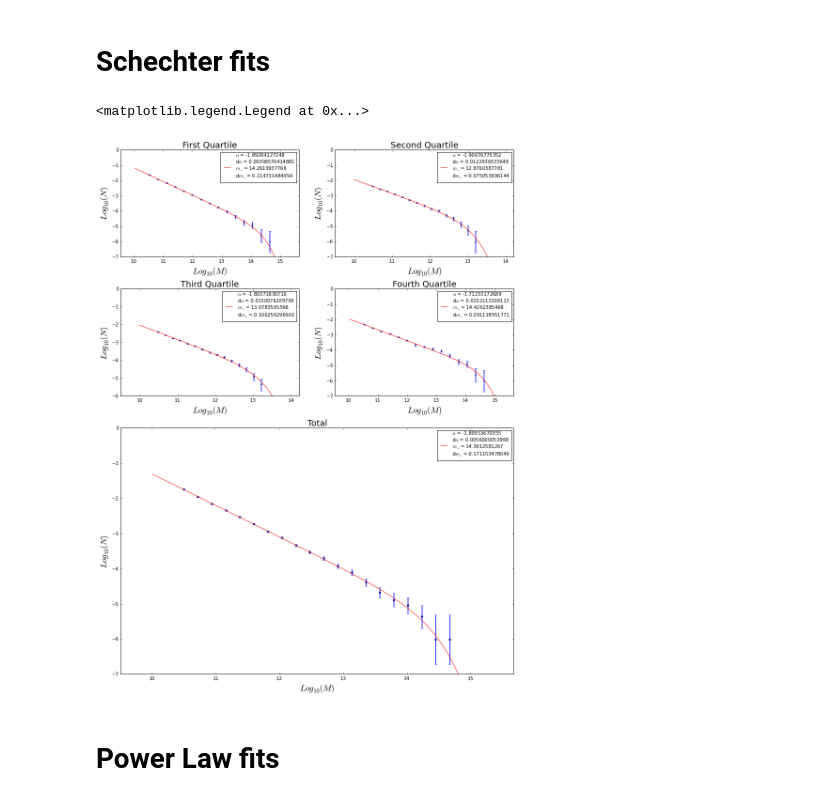
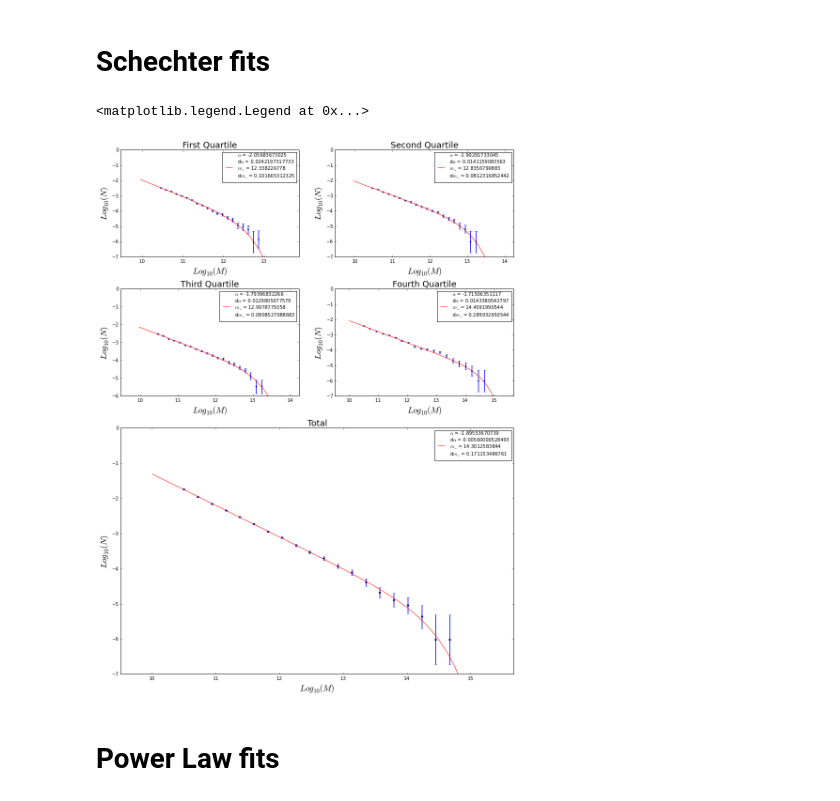
Before and after one commit to jdprada1760/Cornell_Summer, a Jupyter notebook: Millenium_Run/Big_Simulation/quartile.ipynb, the cells around one changed output. Drawn from its saved outputs; the diff is of its cells as text; code cells hidden in the pictures.

Commit message:
error

```diff
--- a/Millenium_Run/Big_Simulation/quartile.ipynb
+++ b/Millenium_Run/Big_Simulation/quartile.ipynb
@@ -16,7 +18,7 @@ M = 8.61E+8 / 0.7
 # The volume of the sample box
 vol = (90*90*90)/(0.7**3)
 #M,vol
-table[0] = 4/(np.pi*table[0])
+table[0] = 3/(np.pi*table[0])
 len(table.T)
 # %% [output]
 102518
@@ -43,20 +45,13 @@ q4 = mass[where(lsigma >= q)]
 print len(q1),len(q2),len(q3),len(q4), sum([len(q1),len(q2),len(q3),len(q4)])
 # %% [output]
 25630 25629 25629 25630 102518
-# %%
-# Gives the x,y of the histogram for logmasses from the given array of mass
-def histog( mf, nbins ):
-    histy = []
-    histx = []
-    actual = min(mf)
-    dx = (max(mf) - min(mf))/nbins
-    for i in range(nbins-1):
-        histx.append(actual+i*dx + dx/2)
-        histy.append(len(where((mf >= actual+i*dx) & (mf < actual+(i+1)*dx))[0]))
-    i += 1
-    histx.append(actual+i*dx + dx/2)
-    histy.append(len(where((mf >= actual+i*dx) & (mf <= actual+(i+1)*dx))[0]))
-    return (array(histx), array(histy)/vol)
+# %%
+# Gives the x,y of the histogram for logmasses from the given array of mass
+def histog( mf, nbins ):
+    hist, bin_edges = np.histogram(mf, bins = nbins)
+    # Obtains the center point for each bin
+    xcenter = (bin_edges[:-1] + bin_edges[1:])/2
+    return np.array(xcenter), np.array(hist/vol)
 # %%
 # To avoid log10(0)
 def log100(x):
@@ -126,7 +121,7 @@ ax3.set_xlabel('$Log_{10}(M)$', fontsize = 18)
 # %%
 # Graphics of the mass function for each quartile
 import matplotlib.gridspec as gridspec
-bins = 15
+bins = 20
 fig, axes = plt.subplots( nrows=2, ncols=4, figsize=(15,20) )
 plt.subplots_adjust(left=None, bottom=None, right=None, top=None, wspace=0.2, hspace=0.3)
 gs = gridspec.GridSpec(4,2)
@@ -189,38 +184,38 @@ logm = linspace(amin(tmp[0])-0.5,amax(tmp[0])+0.5, 100)
 ax3.errorbar( tmp[0], log100(tmp[1]), yerr = sqrt(vol*tmp[1])/(vol*tmp[1]), fmt='o', ecolor = 'b',
              c = 'b', markersize=2.5,elinewidth=1.5)
 ft = fit(q4,bins)[0]
 errors = fit(q4,bins)[1]
 ax3.plot(logm, log100(Schechter(logm,ft[0],ft[1],ft[2]) ),'r',
          label = r"$\alpha$ = " + str(ft[0]) +"\n" + r"d$\alpha$ = " + str(sqrt(errors[0][0]))+"\n"
          + r"$m_\ast$ = " + str(ft[2])  +"\n" + r"d$m_\ast$ = " + str(sqrt(errors[2][2])))
 ax3.set_title('Fourth Quartile', fontsize = 18)
 ax3.set_ylabel('$Log_{10}(N)$', fontsize = 18)
 ax3.set_xlabel('$Log_{10}(M)$', fontsize = 18)
 ax3.set_ylim(-7,0)
 ax3.set_xlim(amin(tmp[0])-1,amax(tmp[0])+1)
 ax3.legend(prop={'size':10})
 
 # Total fit
-q1 = M*table[1]
+q5 = M*table[1]
 bins = 20
-tmp = histog(log100(q1),bins)
+tmp = histog(log100(q5),bins)
 logm = linspace(amin(tmp[0])-0.5,amax(tmp[0])+0.5, 100)
 ax4.errorbar( tmp[0], log100(tmp[1]), yerr = sqrt(vol*tmp[1])/(vol*tmp[1]), fmt='o', ecolor = 'b',
              c = 'b', markersize=4,elinewidth=1.5)
-ft = fit(q1,bins)[0]
-errors = fit(q1,bins)[1]
+ft = fit(q5,bins)[0]
+errors = fit(q5,bins)[1]
 ax4.plot(logm, log100(Schechter(logm,ft[0],ft[1],ft[2]) ),'r',
          label = r"$\alpha$ = " + str(ft[0]) +"\n" + r"d$\alpha$ = " + str(sqrt(errors[0][0]))+"\n"
          + r"$m_\ast$ = " + str(ft[2])  +"\n" + r"d$m_\ast$ = " + str(sqrt(errors[2][2])))
 ax4.set_title('Total', fontsize = 18)
 ax4.set_ylabel('$Log_{10}(N)$', fontsize = 18)
 ax4.set_xlabel('$Log_{10}(M)$', fontsize = 18)
 ax4.set_ylim(-7,0)
 ax4.set_xlim(amin(tmp[0])-1,amax(tmp[0])+1)
 ax4.legend(prop={'size':10})
 # %% [output]
 <matplotlib.legend.Legend at 0x...>
-[figure, old version]
+[figure, new version]
 # %% [markdown]
 # Power Law fits
 # %%
```
Also changed, not shown: parts of 5 cells of this notebook.
